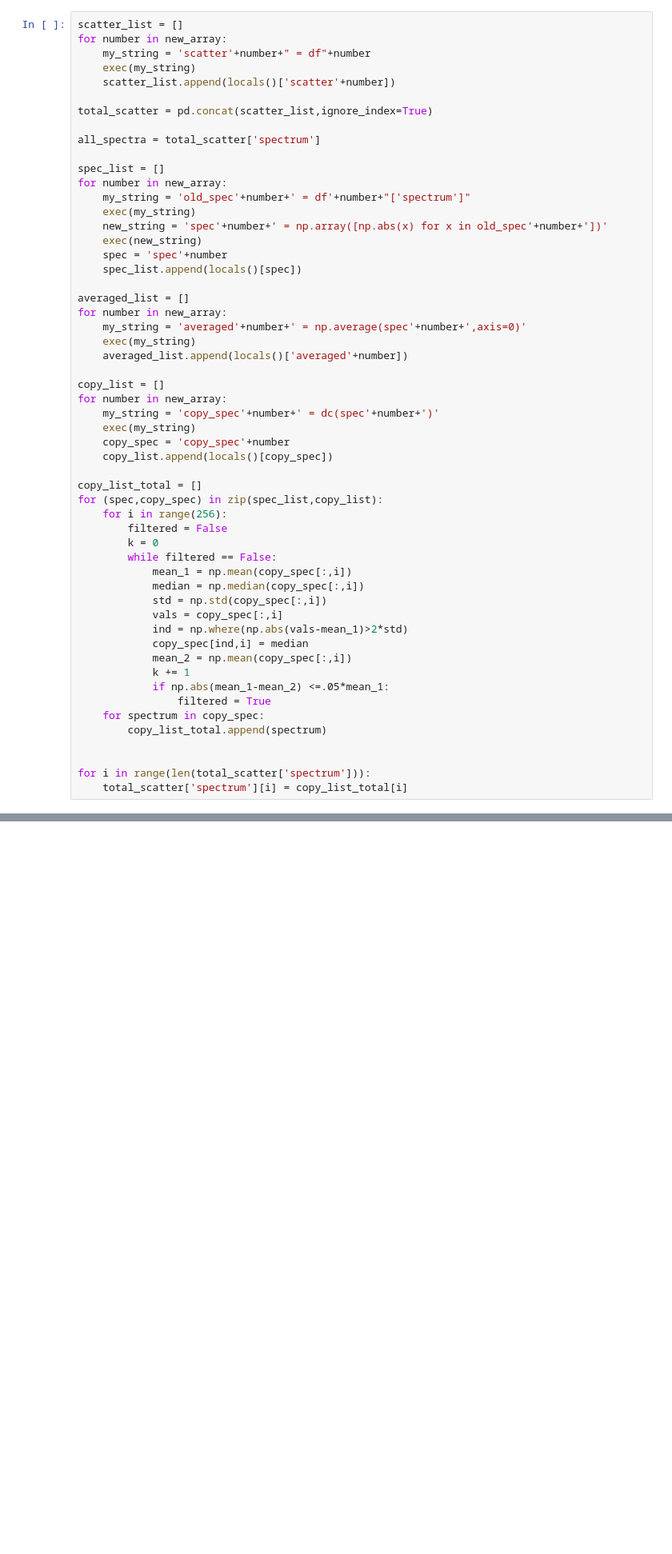
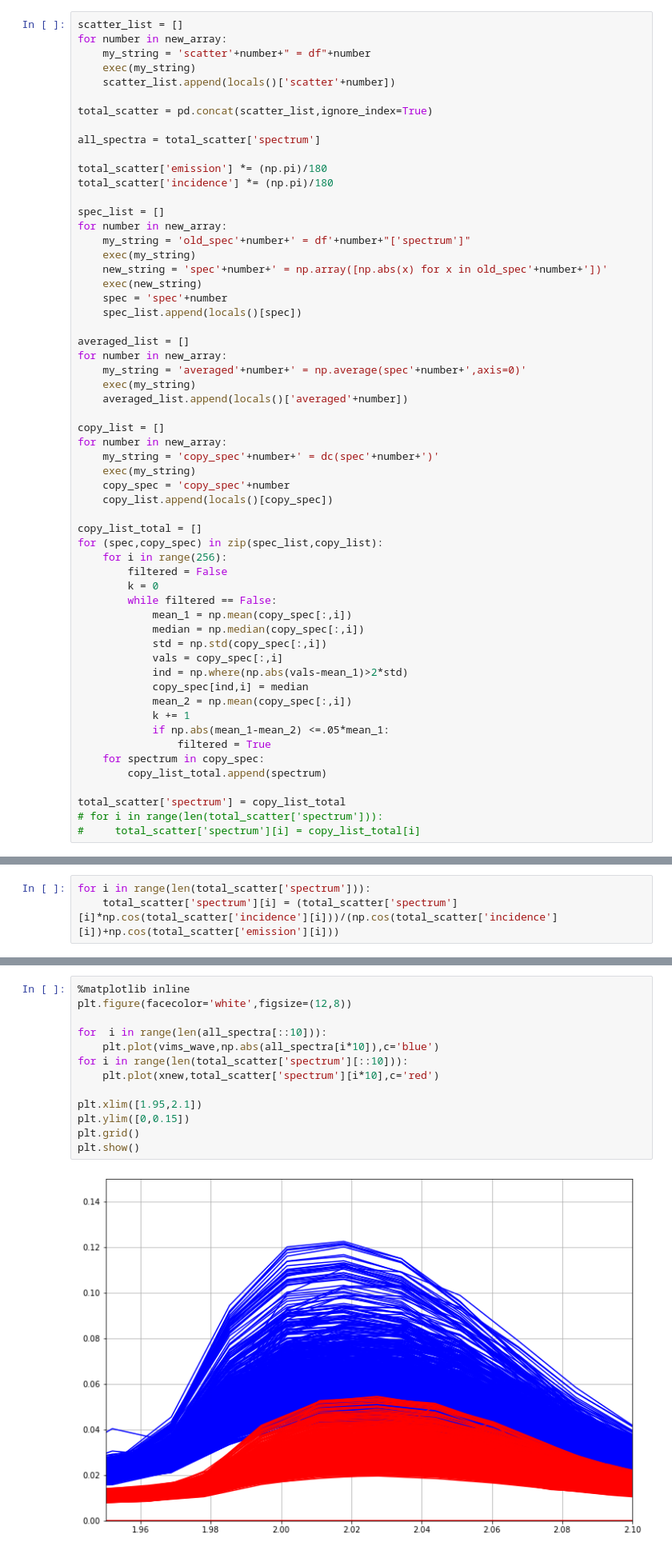
Before and after one commit to lucaslibshutz/spectralResearch, a Jupyter notebook: corrections_3.ipynb, the cells around one changed output, grey strips where cells are left out. Shown at 80% size. Saved outputs shown, nothing was run; the diff lists cells and outputs as text; blank space fills up the shorter version.

```diff
--- a/corrections_3.ipynb
+++ b/corrections_3.ipynb
@@ -89,6 +89,9 @@ for number in new_array:
 total_scatter = pd.concat(scatter_list,ignore_index=True)
 
 all_spectra = total_scatter['spectrum']
+
+total_scatter['emission'] *= (np.pi)/180
+total_scatter['incidence'] *= (np.pi)/180
 
 spec_list = []
 for number in new_array:
@@ -131,6 +134,6 @@ for (spec,copy_spec) in zip(spec_list,copy_list):
     for spectrum in copy_spec:
         copy_list_total.append(spectrum)
 
-
-for i in range(len(total_scatter['spectrum'])):
-    total_scatter['spectrum'][i] = copy_list_total[i]
+total_scatter['spectrum'] = copy_list_total
+# for i in range(len(total_scatter['spectrum'])):
+#     total_scatter['spectrum'][i] = copy_list_total[i]
@@ -141,0 +140,3 @@ See the caveats in the documentation: https://pandas.pydata.org/pandas-docs/stab
+# %%
+for i in range(len(total_scatter['spectrum'])):
+    total_scatter['spectrum'][i] = (total_scatter['spectrum'][i]*np.cos(total_scatter['incidence'][i]))/(np.cos(total_scatter['incidence'][i])+np.cos(total_scatter['emission'][i]))
@@ -207,0 +212,15 @@ plt.show()
+# %%
+%matplotlib inline
+plt.figure(facecolor='white',figsize=(12,8))
+
+for  i in range(len(all_spectra[::10])):
+    plt.plot(vims_wave,np.abs(all_spectra[i*10]),c='blue')
+for i in range(len(total_scatter['spectrum'][::10])):
+    plt.plot(xnew,total_scatter['spectrum'][i*10],c='red')
+
+plt.xlim([1.95,2.1])
+plt.ylim([0,0.15])
+plt.grid()
+plt.show()
+# %% [output]
+[figure, added]
```
Also changed, not shown: parts of 3 cells of this notebook.
